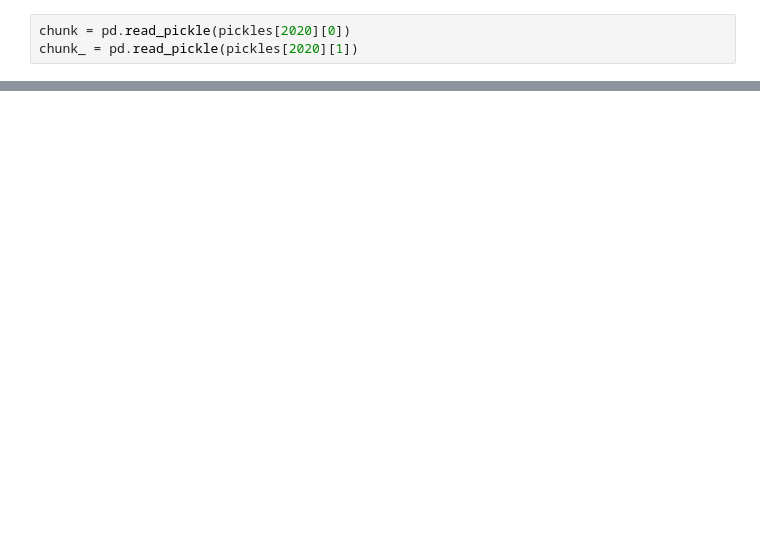
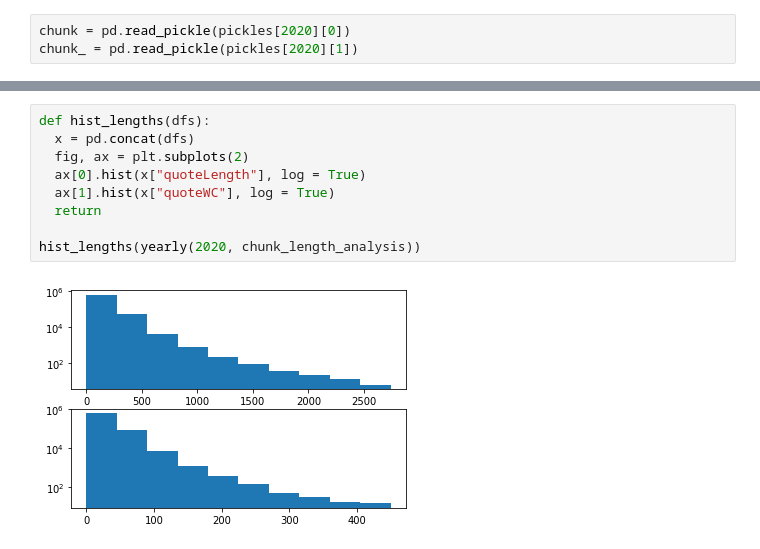
Before and after one commit to epfl-ada/ada-2021-project-adada-sur-mon-bidet, a Jupyter notebook: json-filtering.ipynb, the cells around one changed output, grey strips where cells are left out. Cells and saved outputs as stored; diff of their text form; blank space fills up the shorter version.

```diff
--- a/json-filtering.ipynb
+++ b/json-filtering.ipynb
@@ -329,0 +352,11 @@ chunk_length_analysis(chunk).describe()
+# %%
+def hist_lengths(dfs):
+  x = pd.concat(dfs)
+  fig, ax = plt.subplots(2)
+  ax[0].hist(x["quoteLength"], log = True)
+  ax[1].hist(x["quoteWC"], log = True)
+  return
+
+hist_lengths(yearly(2020, chunk_length_analysis))
+# %% [output]
+[figure, added]
```
Also changed, not shown: parts of 26 cells of this notebook, 1 other file.
